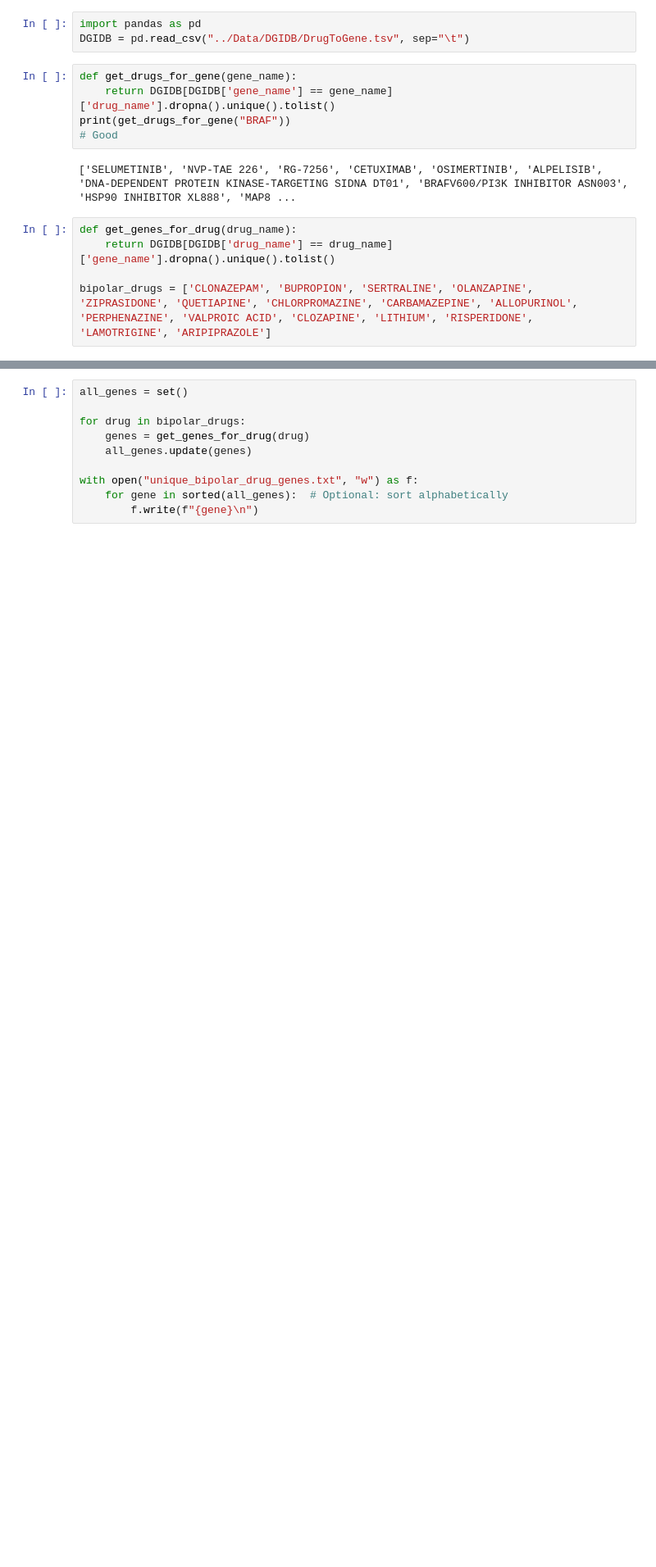
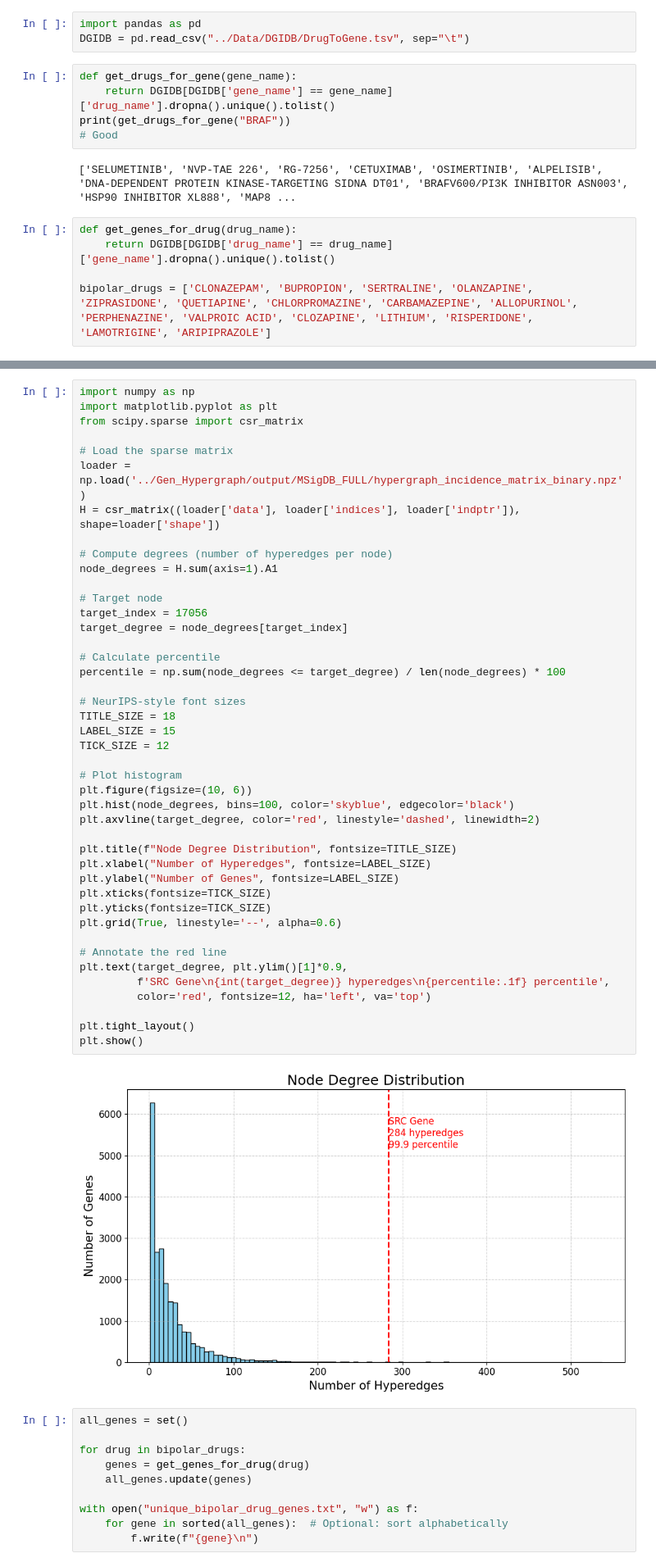
Before and after one commit to huangderful/DGI-Hypergraph-Fin, a Jupyter notebook: Tools/Other.ipynb, the cells around one changed output, grey strips where cells are left out. Shown at 82% size. Cells and saved outputs as stored; diff of their text form; blank space fills up the shorter version.

```diff
--- a/Tools/Other.ipynb
+++ b/Tools/Other.ipynb
@@ -18,3 +160,48 @@ bipolar_drugs = ['CLONAZEPAM', 'BUPROPION', 'SERTRALINE', 'OLANZAPINE', 'ZIPRASI
+# %%
+import numpy as np
+import matplotlib.pyplot as plt
+from scipy.sparse import csr_matrix
+
+# Load the sparse matrix
+loader = np.load('../Gen_Hypergraph/output/MSigDB_FULL/hypergraph_incidence_matrix_binary.npz')
+H = csr_matrix((loader['data'], loader['indices'], loader['indptr']), shape=loader['shape'])
+
+# Compute degrees (number of hyperedges per node)
+node_degrees = H.sum(axis=1).A1
+
+# Target node
+target_index = 17056
+target_degree = node_degrees[target_index]
+
+# Calculate percentile
+percentile = np.sum(node_degrees <= target_degree) / len(node_degrees) * 100
+
+# NeurIPS-style font sizes
+TITLE_SIZE = 18
+LABEL_SIZE = 15
+TICK_SIZE = 12
+
+# Plot histogram
+plt.figure(figsize=(10, 6))
+plt.hist(node_degrees, bins=100, color='skyblue', edgecolor='black')
+plt.axvline(target_degree, color='red', linestyle='dashed', linewidth=2)
+
+plt.title(f"Node Degree Distribution", fontsize=TITLE_SIZE)
+plt.xlabel("Number of Hyperedges", fontsize=LABEL_SIZE)
+plt.ylabel("Number of Genes", fontsize=LABEL_SIZE)
+plt.xticks(fontsize=TICK_SIZE)
+plt.yticks(fontsize=TICK_SIZE)
+plt.grid(True, linestyle='--', alpha=0.6)
+
+# Annotate the red line
+plt.text(target_degree, plt.ylim()[1]*0.9,
+         f'SRC Gene\n{int(target_degree)} hyperedges\n{percentile:.1f} percentile',
+         color='red', fontsize=12, ha='left', va='top')
+
+plt.tight_layout()
+plt.show()
+# %% [output]
+[figure, added]
 # %%
 all_genes = set()
 
```
Also changed, not shown: parts of 6 cells of this notebook, 11 other files.
